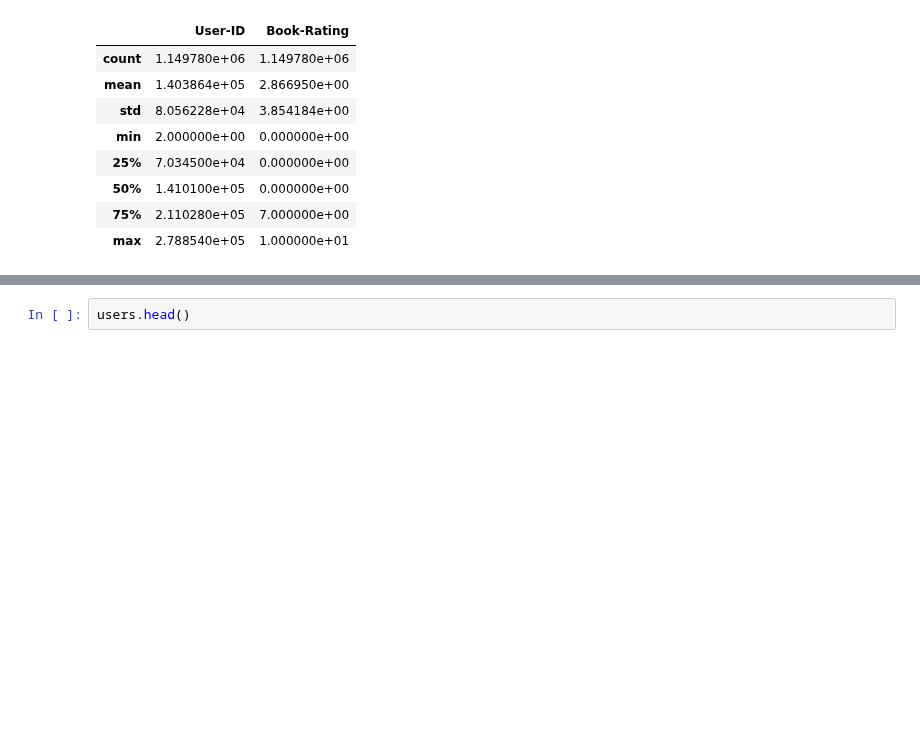
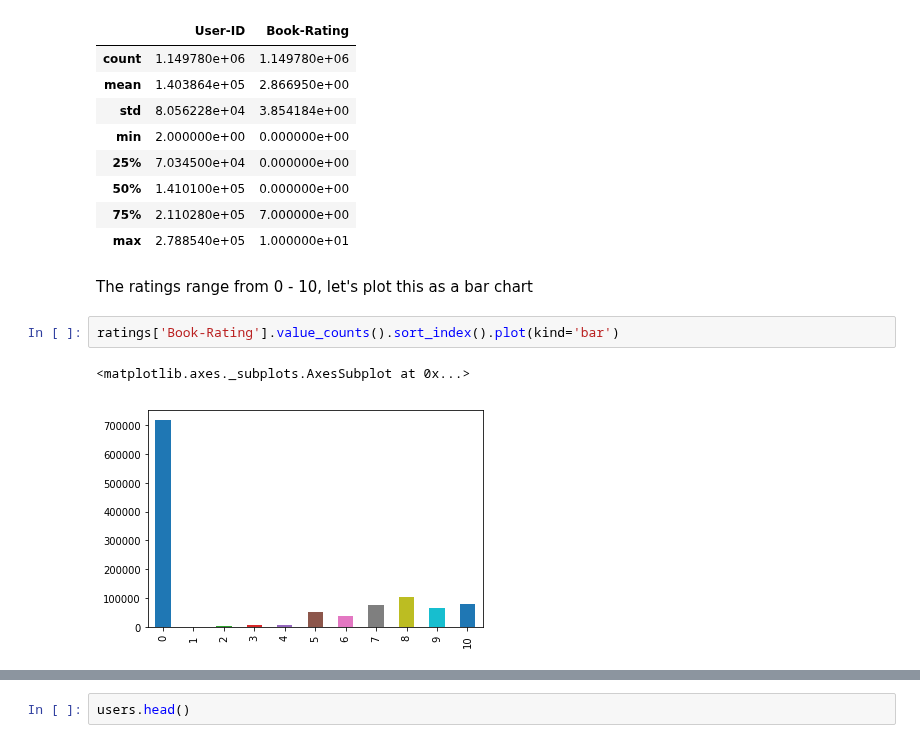
Before and after one commit to harpalsahota/DataScience, a Jupyter notebook: Recommendation_Systems/book_crossings.ipynb, the cells around one changed output, grey strips where cells are left out. Saved outputs shown, nothing was run; the diff lists cells and outputs as text; blank space fills up the shorter version.

```diff
--- a/Recommendation_Systems/book_crossings.ipynb
+++ b/Recommendation_Systems/book_crossings.ipynb
@@ -79,3 +177,10 @@ ratings.describe()
 | 50% | 1.410100e+05 | 0.000000e+00 |
 | 75% | 2.110280e+05 | 7.000000e+00 |
 | max | 2.788540e+05 | 1.000000e+01 |
+# %% [markdown]
+The ratings range from 0 - 10, let's plot this as a bar chart
+# %%
+ratings['Book-Rating'].value_counts().sort_index().plot(kind='bar')
+# %% [output]
+<matplotlib.axes._subplots.AxesSubplot at 0x...>
+[figure, added]
```
Also changed, not shown: parts of 67 cells of this notebook.
